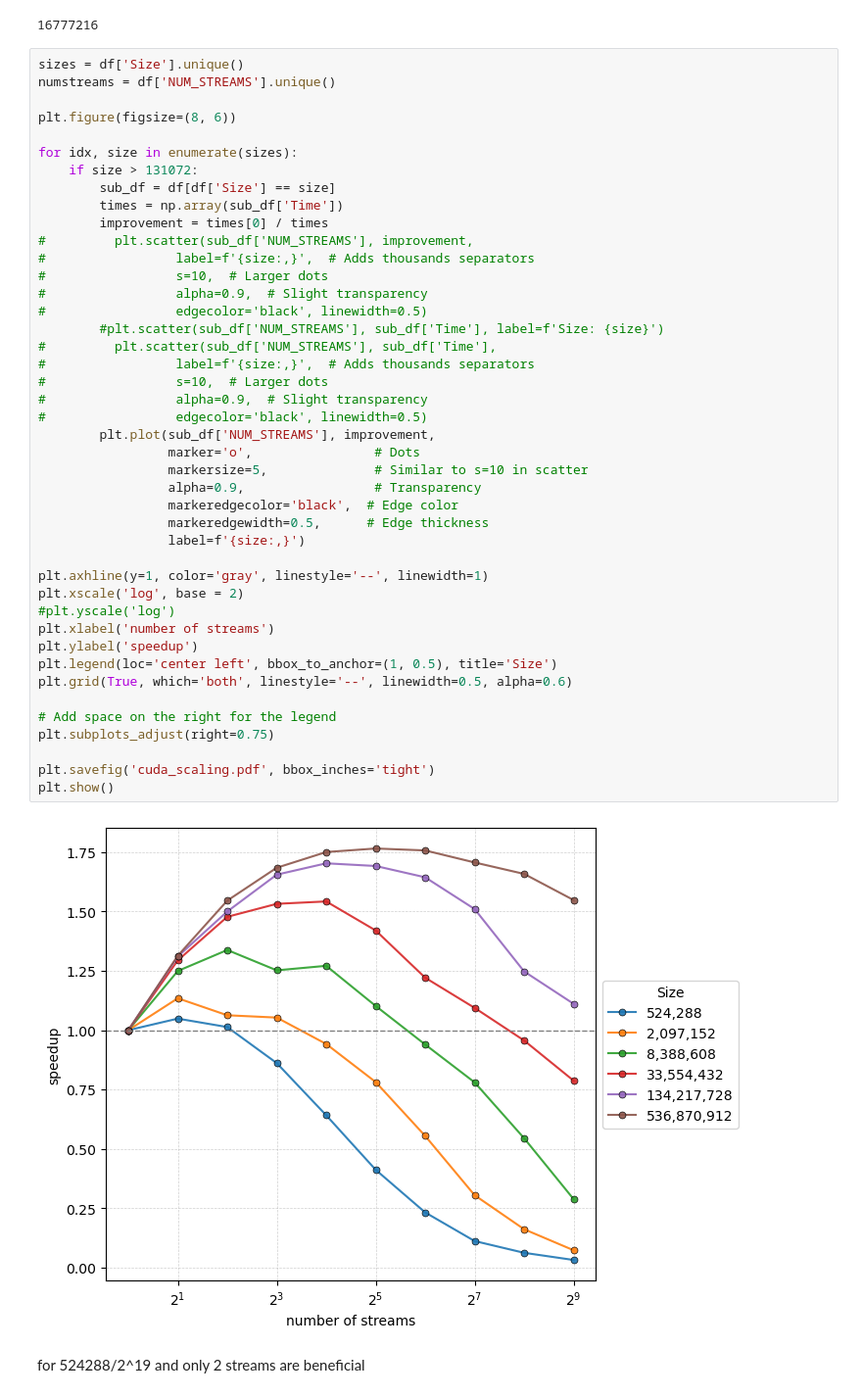
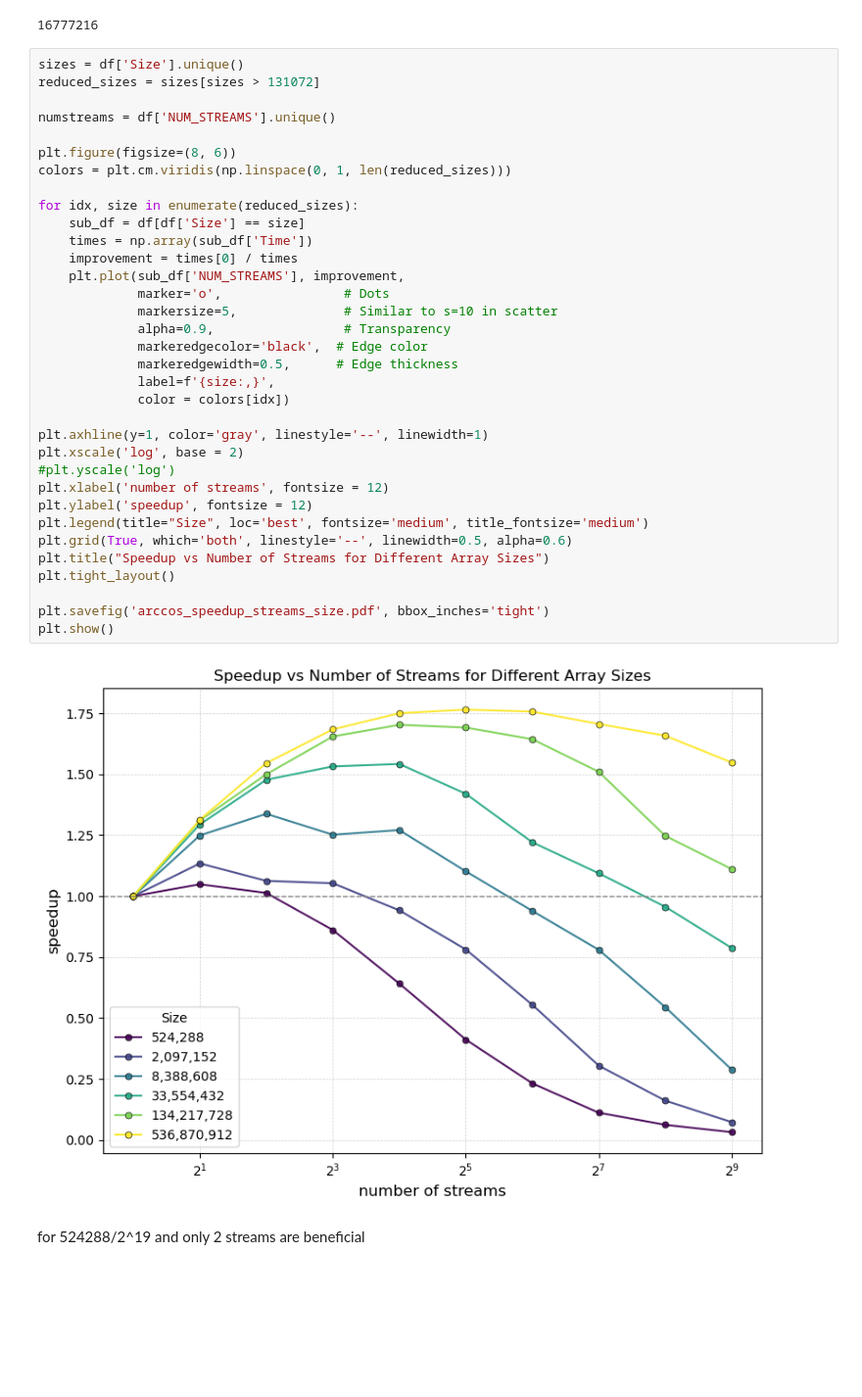
Before and after one commit to grafrap/HPC4WC-overlapping, a Jupyter notebook: measurements/cuda_plots.ipynb, the cells around one changed output. Shown at 98% size. Drawn from its saved outputs; the diff is of its cells as text; blank space fills up the shorter version.

```diff
--- a/measurements/cuda_plots.ipynb
+++ b/measurements/cuda_plots.ipynb
@@ -70,48 +78,39 @@ math.log2(16777216)
 16777216
 # %%
 sizes = df['Size'].unique()
+reduced_sizes = sizes[sizes > 131072]
+
 numstreams = df['NUM_STREAMS'].unique()
 
 plt.figure(figsize=(8, 6))
+colors = plt.cm.viridis(np.linspace(0, 1, len(reduced_sizes)))
 
-for idx, size in enumerate(sizes):
-    if size > 131072:
-        sub_df = df[df['Size'] == size]
-        times = np.array(sub_df['Time'])
-        improvement = times[0] / times
-#         plt.scatter(sub_df['NUM_STREAMS'], improvement,
-#                 label=f'{size:,}',  # Adds thousands separators
-#                 s=10,  # Larger dots
-#                 alpha=0.9,  # Slight transparency
-#                 edgecolor='black', linewidth=0.5)
-        #plt.scatter(sub_df['NUM_STREAMS'], sub_df['Time'], label=f'Size: {size}')
-#         plt.scatter(sub_df['NUM_STREAMS'], sub_df['Time'],
-#                 label=f'{size:,}',  # Adds thousands separators
-#                 s=10,  # Larger dots
-#                 alpha=0.9,  # Slight transparency
-#                 edgecolor='black', linewidth=0.5)
-        plt.plot(sub_df['NUM_STREAMS'], improvement,
-                 marker='o',                # Dots
-                 markersize=5,              # Similar to s=10 in scatter
-                 alpha=0.9,                 # Transparency
-                 markeredgecolor='black',  # Edge color
-                 markeredgewidth=0.5,      # Edge thickness
-                 label=f'{size:,}')
+for idx, size in enumerate(reduced_sizes):
+    sub_df = df[df['Size'] == size]
+    times = np.array(sub_df['Time'])
+    improvement = times[0] / times
+    plt.plot(sub_df['NUM_STREAMS'], improvement,
+             marker='o',                # Dots
+             markersize=5,              # Similar to s=10 in scatter
+             alpha=0.9,                 # Transparency
+             markeredgecolor='black',  # Edge color
+             markeredgewidth=0.5,      # Edge thickness
+             label=f'{size:,}',
+             color = colors[idx])
 
 plt.axhline(y=1, color='gray', linestyle='--', linewidth=1)
 plt.xscale('log', base = 2)
 #plt.yscale('log')
-plt.xlabel('number of streams')
-plt.ylabel('speedup')
-plt.legend(loc='center left', bbox_to_anchor=(1, 0.5), title='Size')
+plt.xlabel('number of streams', fontsize = 12)
+plt.ylabel('speedup', fontsize = 12)
+plt.legend(title="Size", loc='best', fontsize='medium', title_fontsize='medium')
 plt.grid(True, which='both', linestyle='--', linewidth=0.5, alpha=0.6)
+plt.title("Speedup vs Number of Streams for Different Array Sizes")
+plt.tight_layout()
 
-# Add space on the right for the legend
-plt.subplots_adjust(right=0.75)
-
-plt.savefig('cuda_scaling.pdf', bbox_inches='tight')
+plt.savefig('arccos_speedup_streams_size.pdf', bbox_inches='tight')
 plt.show()
 # %% [output]
-[figure, old version]
+[figure, new version]
 # %% [markdown]
 for 524288/2^19 and  only 2 streams are beneficial
```
Also changed, not shown: parts of 37 cells of this notebook, 5 other files.
